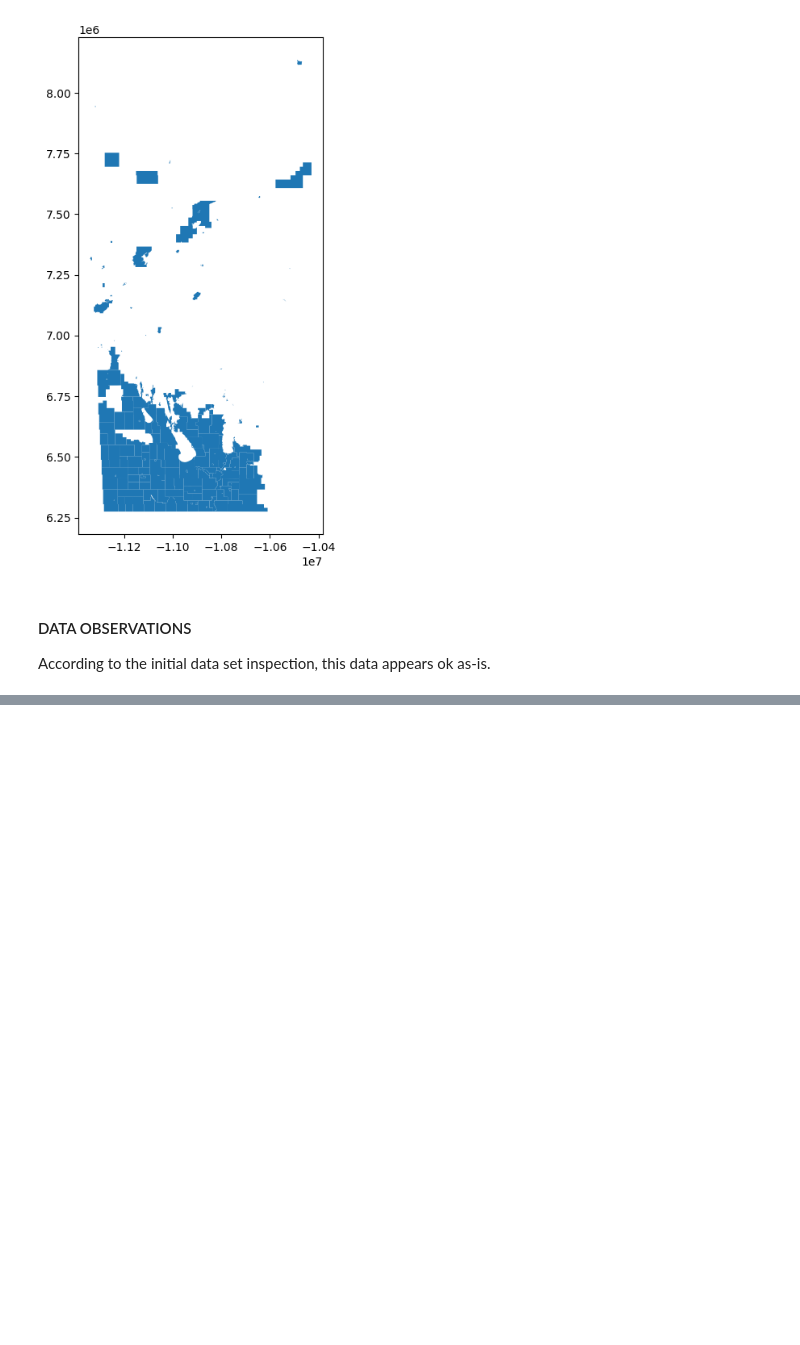
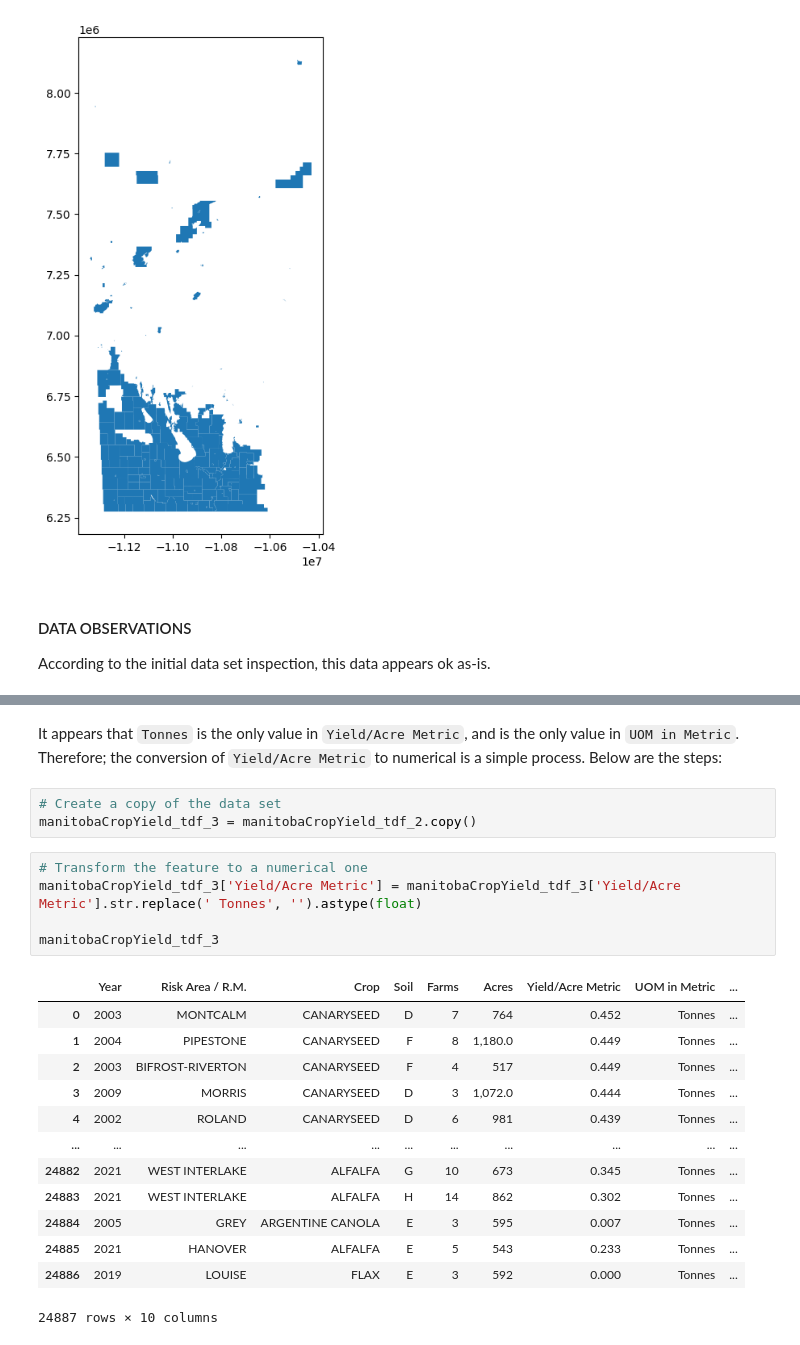
Before and after one commit to iacisme/paletteskills_assignments, a Jupyter notebook: Lessons/03B - Folium_Map_Experiments.ipynb, the cells around one changed output, grey strips where cells are left out. Saved outputs shown, nothing was run; the diff lists cells and outputs as text; blank space fills up the shorter version.

```diff
--- a/Lessons/03B - Folium_Map_Experiments.ipynb
+++ b/Lessons/03B - Folium_Map_Experiments.ipynb
@@ -198,0 +354,24 @@ Name: Farms, dtype: object
+# %% [markdown]
+It appears that `Tonnes` is the only value in `Yield/Acre Metric`, and is the only value in `UOM in Metric`. Therefore; the conversion of `Yield/Acre Metric` to numerical is a simple process. Below are the steps:
+# %%
+# Create a copy of the data set
+manitobaCropYield_tdf_3 = manitobaCropYield_tdf_2.copy()
+# %%
+# Transform the feature to a numerical one
+manitobaCropYield_tdf_3['Yield/Acre Metric'] = manitobaCropYield_tdf_3['Yield/Acre Metric'].str.replace(' Tonnes', '').astype(float)
+
+manitobaCropYield_tdf_3
+# %% [output]
+|  | Year | Risk Area / R.M. | Crop | Soil | Farms | Acres | Yield/Acre Metric | UOM in Metric | ... |
+| 0 | 2003 | MONTCALM | CANARYSEED | D | 7 | 764 | 0.452 | Tonnes | ... |
+| 1 | 2004 | PIPESTONE | CANARYSEED | F | 8 | 1,180.0 | 0.449 | Tonnes | ... |
+| 2 | 2003 | BIFROST-RIVERTON | CANARYSEED | F | 4 | 517 | 0.449 | Tonnes | ... |
+| 3 | 2009 | MORRIS | CANARYSEED | D | 3 | 1,072.0 | 0.444 | Tonnes | ... |
+| 4 | 2002 | ROLAND | CANARYSEED | D | 6 | 981 | 0.439 | Tonnes | ... |
+| ... | ... | ... | ... | ... | ... | ... | ... | ... | ... |
+| 24882 | 2021 | WEST INTERLAKE | ALFALFA | G | 10 | 673 | 0.345 | Tonnes | ... |
+| 24883 | 2021 | WEST INTERLAKE | ALFALFA | H | 14 | 862 | 0.302 | Tonnes | ... |
+| 24884 | 2005 | GREY | ARGENTINE CANOLA | E | 3 | 595 | 0.007 | Tonnes | ... |
+| 24885 | 2021 | HANOVER | ALFALFA | E | 5 | 543 | 0.233 | Tonnes | ... |
+| 24886 | 2019 | LOUISE | FLAX | E | 3 | 592 | 0.000 | Tonnes | ... |
+24887 rows × 10 columns
```
Also changed, not shown: parts of 41 cells of this notebook, 2 other files.
